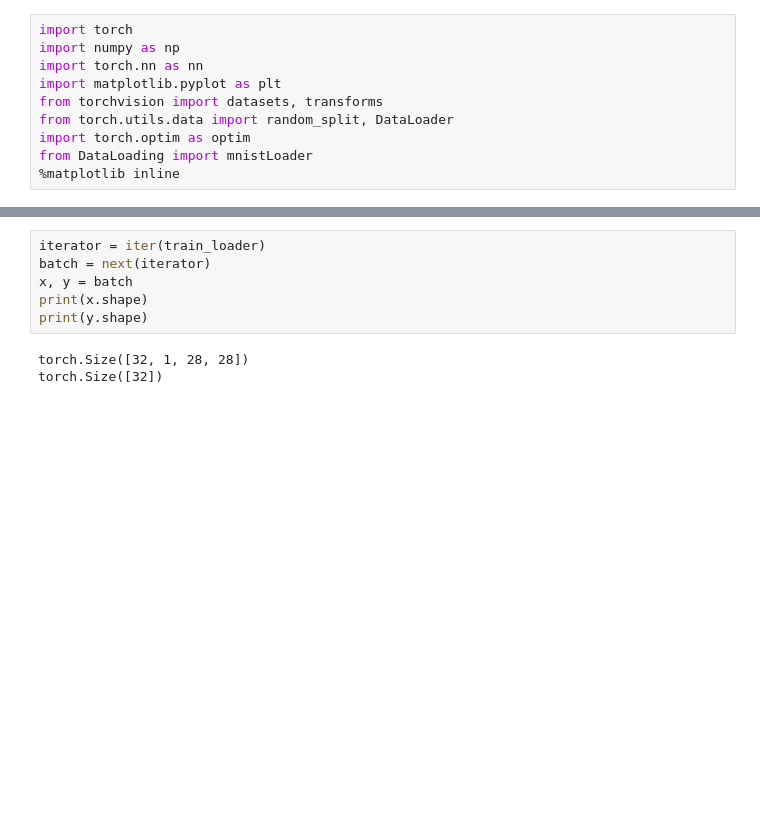
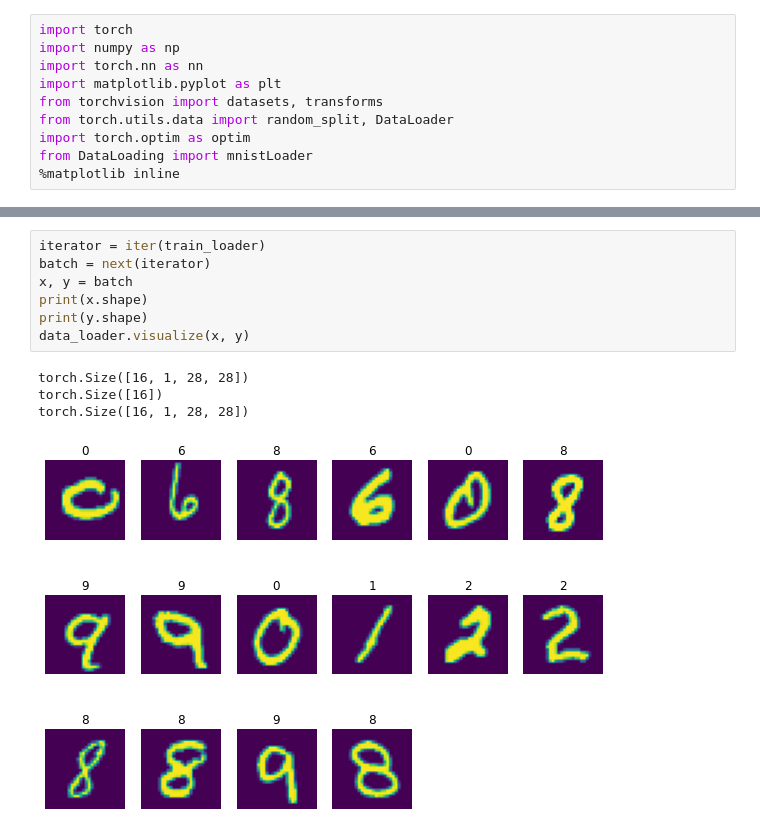
Before and after one commit to AmirMage2020/WS22-23, a Jupyter notebook: 1.MNIST/main.ipynb, the cells around one changed output, grey strips where cells are left out. Saved outputs shown, nothing was run; the diff lists cells and outputs as text; blank space fills up the shorter version.

```diff
--- a/1.MNIST/main.ipynb
+++ b/1.MNIST/main.ipynb
@@ -21,12 +17,15 @@ mnistLoader
 # %%
 iterator = iter(train_loader)
 batch = next(iterator)
 x, y = batch
 print(x.shape)
 print(y.shape)
+data_loader.visualize(x, y)
 # %% [output]
-torch.Size([32, 1, 28, 28])
-torch.Size([32])
+torch.Size([16, 1, 28, 28])
+torch.Size([16])
+torch.Size([16, 1, 28, 28])
+[figure, added]
 # %%
 image = x[0].squeeze().numpy()
 print(image.shape)
```
Also changed, not shown: parts of 12 cells of this notebook, 1 other file.
